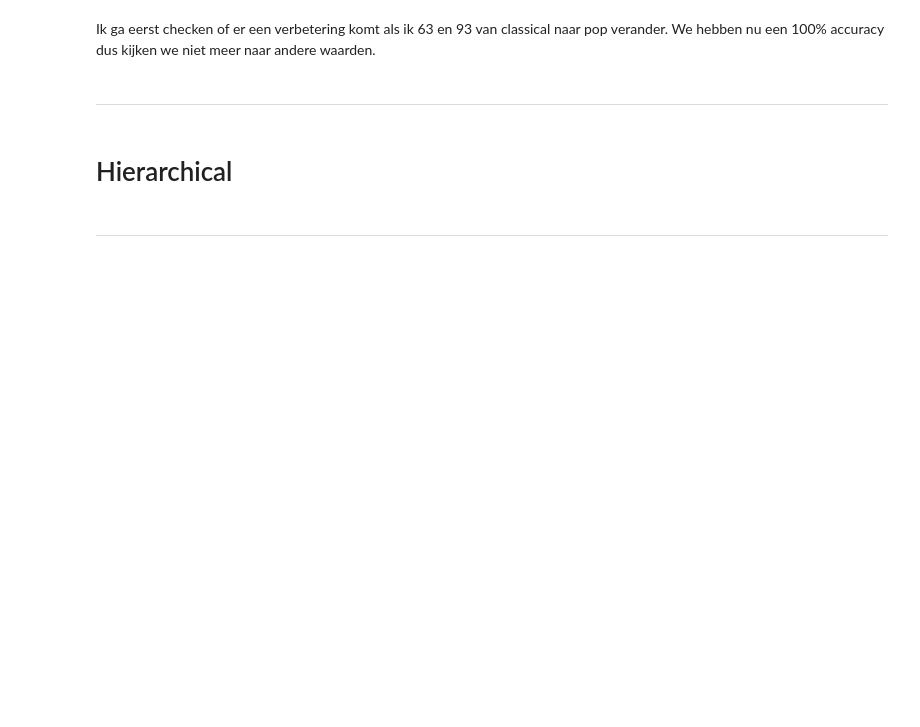
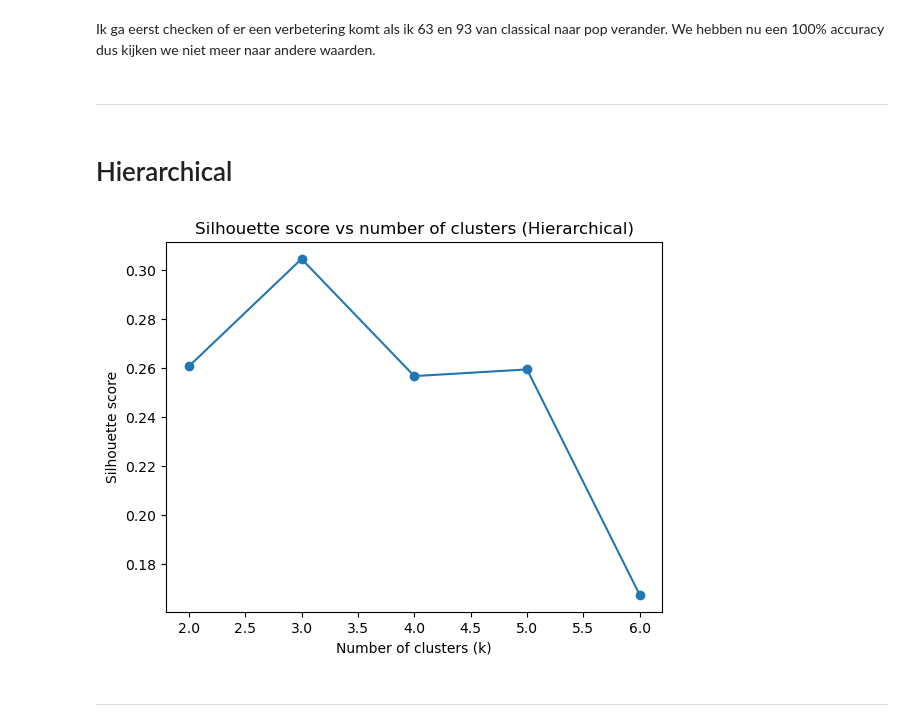
Before and after one commit to ZNezirov/Opdracht-3-Muziek-genre-clustering-2025-26, a Jupyter notebook: zNotebook - Opdracht 3.ipynb, the cells around one changed output. Cells and saved outputs as stored; diff of their text form; code cells hidden in the pictures; blank space fills up the shorter version.

```diff
--- a/zNotebook - Opdracht 3.ipynb
+++ b/zNotebook - Opdracht 3.ipynb
@@ -403,6 +403,24 @@ Ik ga eerst checken of er een verbetering komt als ik 63 en 93 van classical naa
 ---
 # %% [markdown]
 # Hierarchical
+# %%
+from sklearn.metrics import silhouette_score
+
+k_values = range(2, 7)
+scores = []
+
+for k in k_values:
+    labels = AgglomerativeClustering(n_clusters=k, linkage='ward').fit_predict(X_scaled)
+    score = silhouette_score(X_scaled, labels)
+    scores.append(score)
+
+plt.plot(k_values, scores, marker='o')
+plt.xlabel("Number of clusters (k)")
+plt.ylabel("Silhouette score")
+plt.title("Silhouette score vs number of clusters (Hierarchical)")
+plt.show()
+# %% [output]
+[figure, added]
 # %%
 hierarchical = AgglomerativeClustering(n_clusters=3, linkage='ward')
 df_unlabeled["clusters"] = hierarchical.fit_predict(X_scaled)
```
